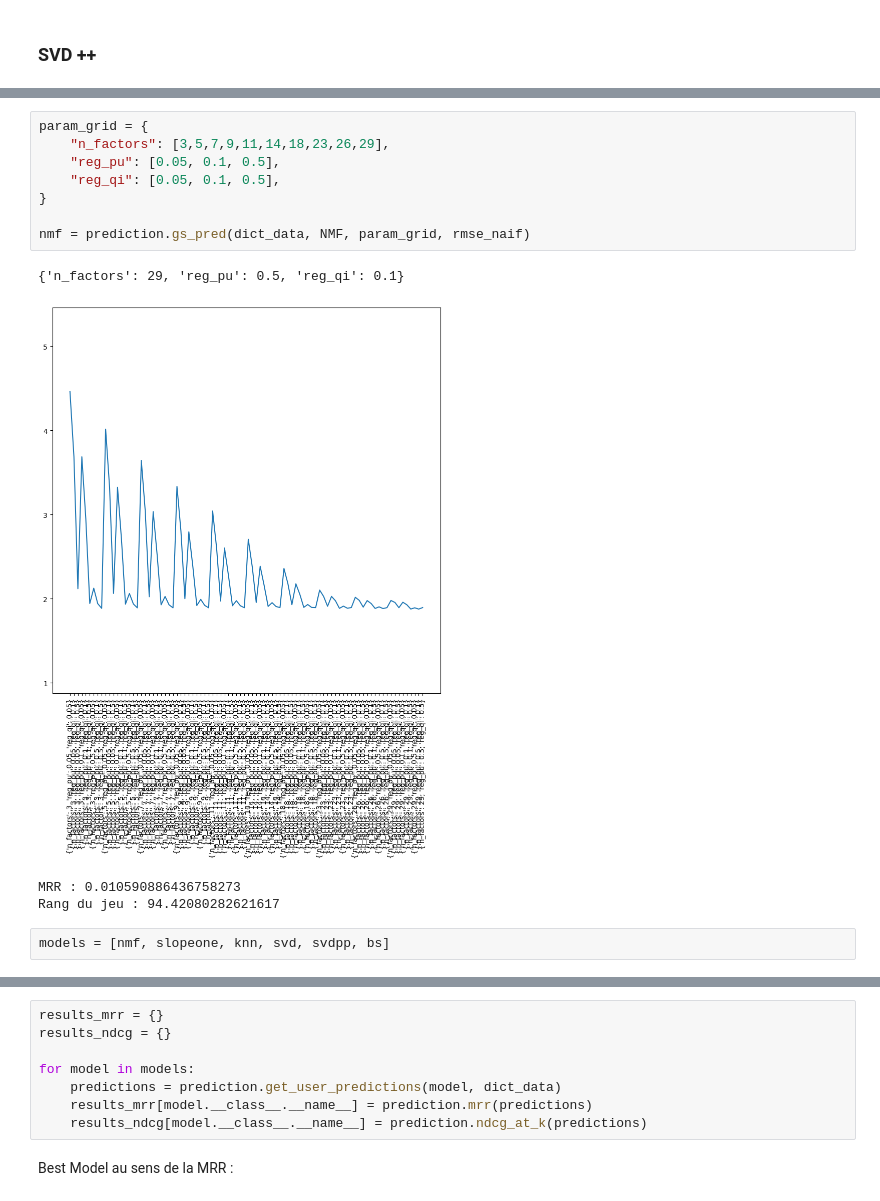
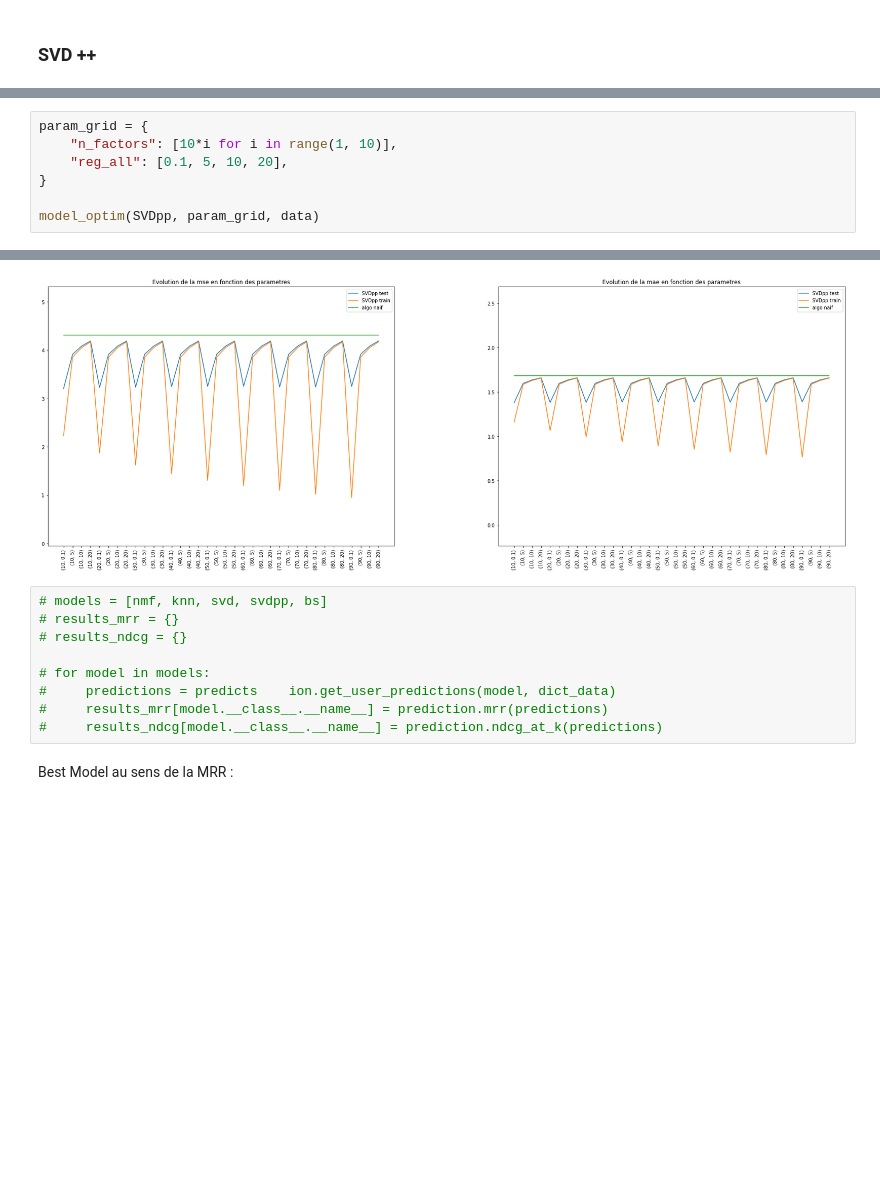
Before and after one commit to Amayas29/review-analysis, a Jupyter notebook: src/6_filtrage_colaboratif.ipynb, the cells around one changed output, grey strips where cells are left out. Saved outputs shown, nothing was run; the diff lists cells and outputs as text; blank space fills up the shorter version.

```diff
--- a/src/6_filtrage_colaboratif.ipynb
+++ b/src/6_filtrage_colaboratif.ipynb
@@ -470,15 +453,8 @@ Rang du jeu : 184.7797983240114
-# %%
-param_grid = {
-    "n_factors": [3,5,7,9,11,14,18,23,26,29],
-    "reg_pu": [0.05, 0.1, 0.5],
-    "reg_qi": [0.05, 0.1, 0.5],
-}
-
-nmf = prediction.gs_pred(dict_data, NMF, param_grid, rmse_naif)
-# %% [output]
-{'n_factors': 29, 'reg_pu': 0.5, 'reg_qi': 0.1}
-[figure, removed]
-MRR : 0.010590886436758273
-Rang du jeu : 94.42080282621617
-# %%
-models = [nmf, slopeone, knn, svd, svdpp, bs]
+# %%
+param_grid = {
+    "n_factors": [10*i for i in range(1, 10)],
+    "reg_all": [0.1, 5, 10, 20],
+}
+
+model_optim(SVDpp, param_grid, data)
+# %% [output]
@@ -485,11 +465,13 @@ models = [nmf, slopeone, knn, svd, svdpp, bs]
+[figure, added]
 # %%
-results_mrr = {}
-results_ndcg = {}
+# models = [nmf, knn, svd, svdpp, bs]
+# results_mrr = {}
+# results_ndcg = {}
 
-for model in models:
-    predictions = prediction.get_user_predictions(model, dict_data)
-    results_mrr[model.__class__.__name__] = prediction.mrr(predictions)
-    results_ndcg[model.__class__.__name__] = prediction.ndcg_at_k(predictions)
+# for model in models:
+#     predictions = predicts    ion.get_user_predictions(model, dict_data)
+#     results_mrr[model.__class__.__name__] = prediction.mrr(predictions)
+#     results_ndcg[model.__class__.__name__] = prediction.ndcg_at_k(predictions)
 # %% [markdown]
 Best Model au sens de la MRR :
 # %%
```
Also changed, not shown: parts of 18 cells of this notebook.
